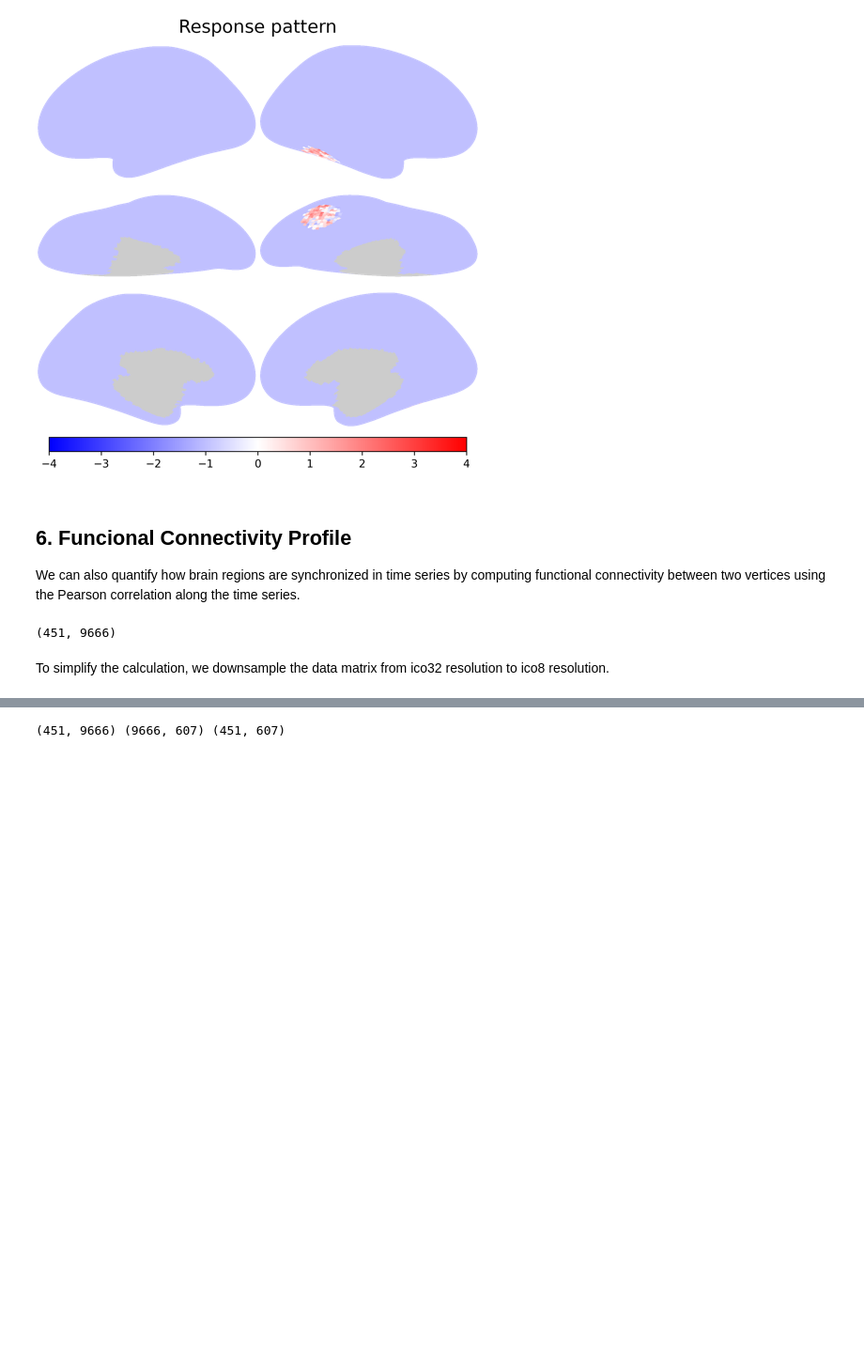
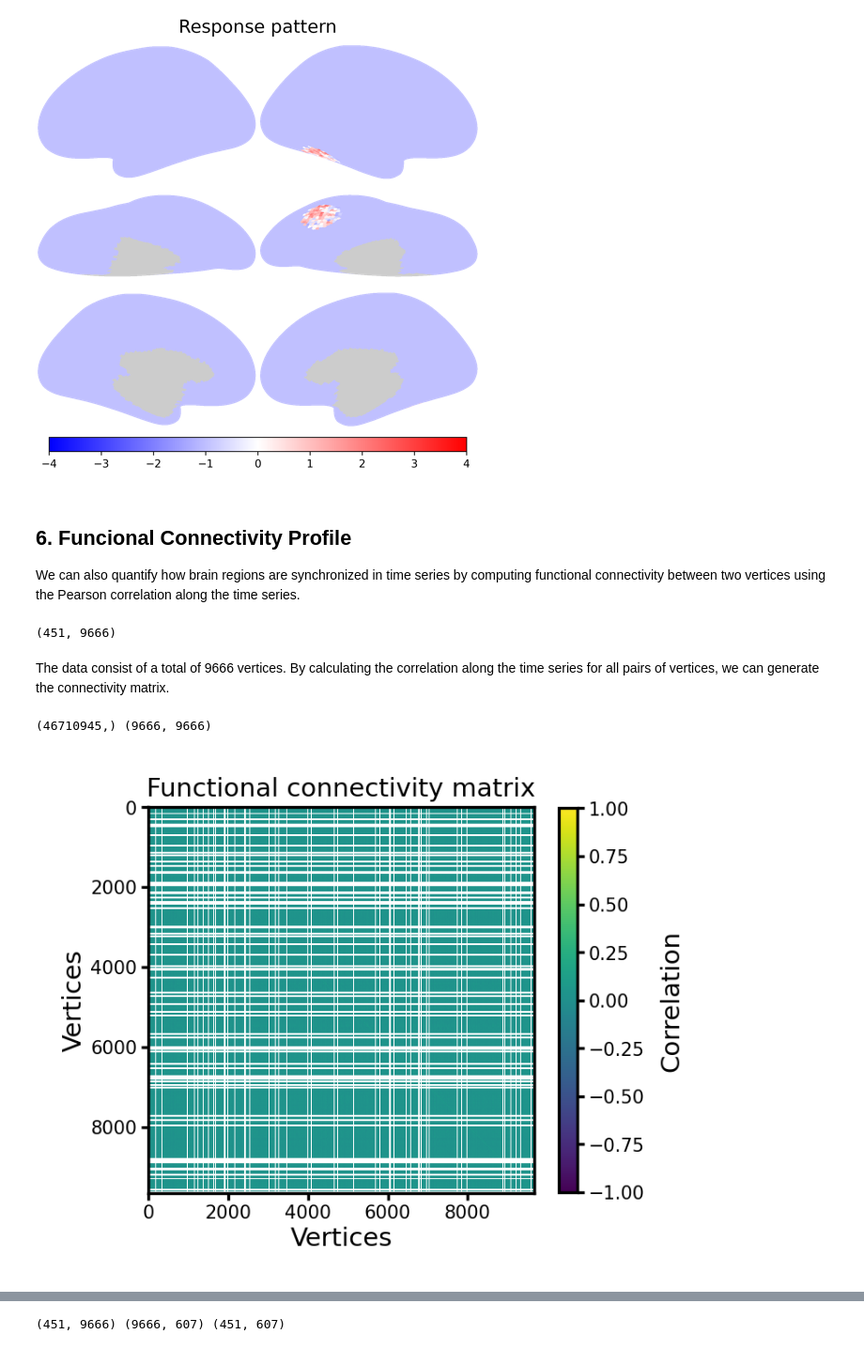
Before and after one commit to eunhyechoe/psyc60, a Jupyter notebook: 1_data_visualization.ipynb, the cells around one changed output, grey strips where cells are left out. Shown at 94% size. Saved outputs shown, nothing was run; the diff lists cells and outputs as text; code cells hidden in the pictures; blank space fills up the shorter version.

```diff
--- a/1_data_visualization.ipynb
+++ b/1_data_visualization.ipynb
@@ -223,6 +219,26 @@ We can also quantify how brain regions are synchronized in time series by comput
 dm.shape
 # %% [output]
 (451, 9666)
-# %% [markdown]
-To simplify the calculation, we downsample the data matrix from ico32 resolution to ico8 resolution.
+# %% [markdown]
+The data consist of a total of 9666 vertices. By calculating the correlation along the time series for all pairs of vertices, we can generate the connectivity matrix.
+# %%
+d = pdist(dm.T, 'correlation')
+mat = 1 - squareform(d)
+print(d.shape, mat.shape)
+# %% [output]
+(46710945,) (9666, 9666)
+# %%
+fig, ax = plt.subplots(1, 1, figsize=[_/2.54 for _ in [6, 6]], dpi=300)
+im = ax.imshow(mat, vmax=1, vmin=-1, cmap='viridis')
+
+ax.set_title('Functional connectivity matrix', size=7, pad=3)
+ax.tick_params('both', labelsize=5, size=2, pad=1)
+ax.set_xlabel('Vertices', size=7, labelpad=1)
+ax.set_ylabel('Vertices', size=7, labelpad=1)
+cb = fig.colorbar(im, ax=ax, shrink=0.8)
+cb.ax.tick_params(labelsize=5, size=2, pad=1)
+cb.ax.set_ylabel('Correlation', size=7)
+plt.show()
+# %% [output]
+[figure, added]
 # %%
```
Also changed, not shown: parts of 8 cells of this notebook.
